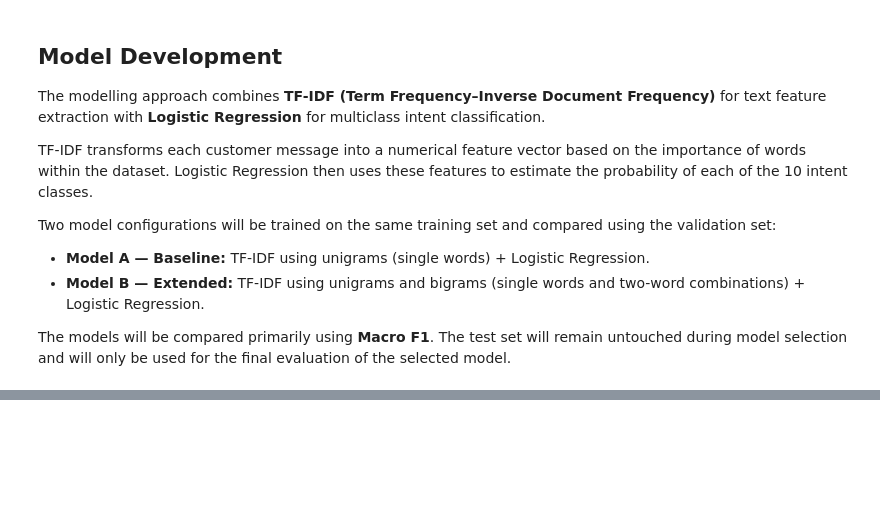
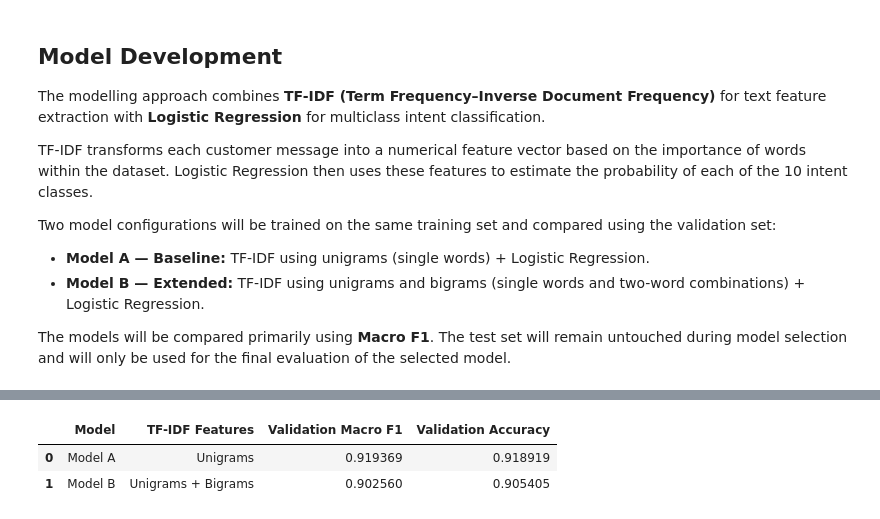
Before and after one commit to joanabutton/bankassist-triage, a Jupyter notebook: notebooks/02_modelling.ipynb, the cells around one changed output, grey strips where cells are left out. Cells and saved outputs as stored; diff of their text form; code cells hidden in the pictures; blank space fills up the shorter version.

```diff
--- a/notebooks/02_modelling.ipynb
+++ b/notebooks/02_modelling.ipynb
@@ -141,0 +216,7 @@ The models will be compared primarily using **Macro F1**. The test set will rema
+# %%
+model_b = Pipeline([
+    ("tfidf", TfidfVectorizer(ngram_range=(1, 2))),
+    ("classifier", LogisticRegression(max_iter=1000, random_state=42))
+])
+
+model_b
@@ -141,0 +233,4 @@ The models will be compared primarily using **Macro F1**. The test set will rema
+# %%
+model_b.fit(X_train, y_train)
+
+print("Model B training completed.")
@@ -141,0 +245,16 @@ The models will be compared primarily using **Macro F1**. The test set will rema
+# %%
+y_val_pred_b = model_b.predict(X_validation)
+
+model_b_macro_f1 = f1_score(
+    y_validation,
+    y_val_pred_b,
+    average="macro"
+)
+
+model_b_accuracy = accuracy_score(
+    y_validation,
+    y_val_pred_b
+)
+
+print(f"Model B Validation Macro F1: {model_b_macro_f1:.4f}")
+print(f"Model B Validation Accuracy: {model_b_accuracy:.4f}")
@@ -141,0 +272,13 @@ The models will be compared primarily using **Macro F1**. The test set will rema
+# %%
+model_comparison = pd.DataFrame({
+    "Model": ["Model A", "Model B"],
+    "TF-IDF Features": ["Unigrams", "Unigrams + Bigrams"],
+    "Validation Macro F1": [model_a_macro_f1, model_b_macro_f1],
+    "Validation Accuracy": [model_a_accuracy, model_b_accuracy]
+})
+
+model_comparison
+# %% [output]
+|  | Model | TF-IDF Features | Validation Macro F1 | Validation Accuracy |
+| 0 | Model A | Unigrams | 0.919369 | 0.918919 |
+| 1 | Model B | Unigrams + Bigrams | 0.902560 | 0.905405 |
```
Also changed, not shown: parts of 28 cells of this notebook.
